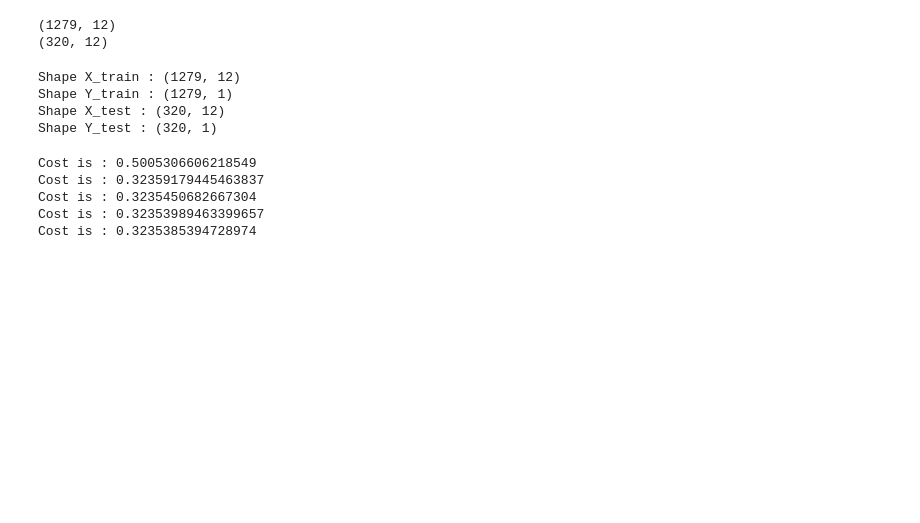
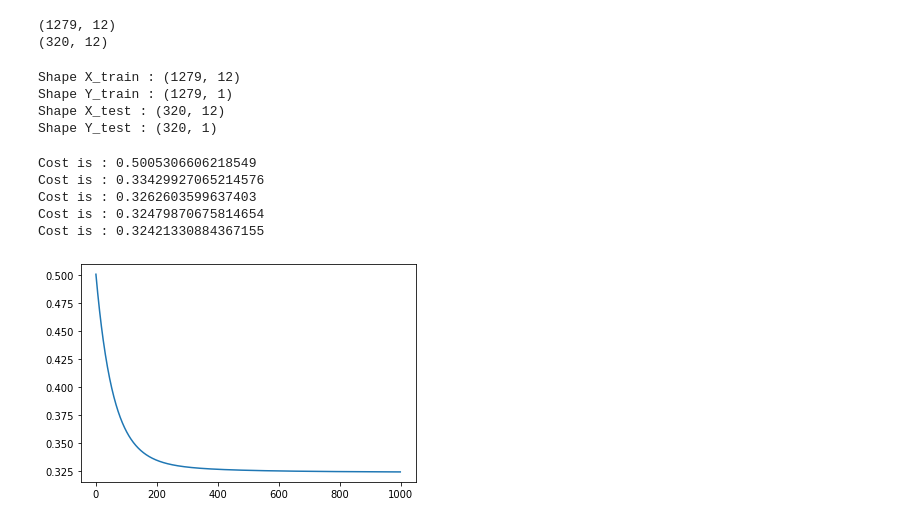
Before and after one commit to Ekaterina37/CS6375.502, a Jupyter notebook: Assignment1_Grad_desc.ipynb, the cells around one changed output. Saved outputs shown, nothing was run; the diff lists cells and outputs as text; code cells hidden in the pictures; blank space fills up the shorter version.

```diff
--- a/Assignment1_Grad_desc.ipynb
+++ b/Assignment1_Grad_desc.ipynb
@@ -179,12 +179,18 @@ def model(X,Y, learn_rate, iter):
 
    return theta, cost_list
 # %%
-iter = 1000000
-learn_rate = 0.00005
+iter = 1000
+learn_rate = 0.005
 theta, cost_list = model(X,Y,learn_rate, iter)
 # %% [output]
 Cost is : 0.5005306606218549
-Cost is : 0.32359179445463837
-Cost is : 0.3235450682667304
-Cost is : 0.32353989463399657
-Cost is : 0.3235385394728974
+Cost is : 0.33429927065214576
+Cost is : 0.3262603599637403
+Cost is : 0.32479870675814654
+Cost is : 0.32421330884367155
+# %%
+rng = np.arange(0, iter)
+plt.plot(rng, cost_list)
+plt.show()
+# %% [output]
+[figure, added]
```
